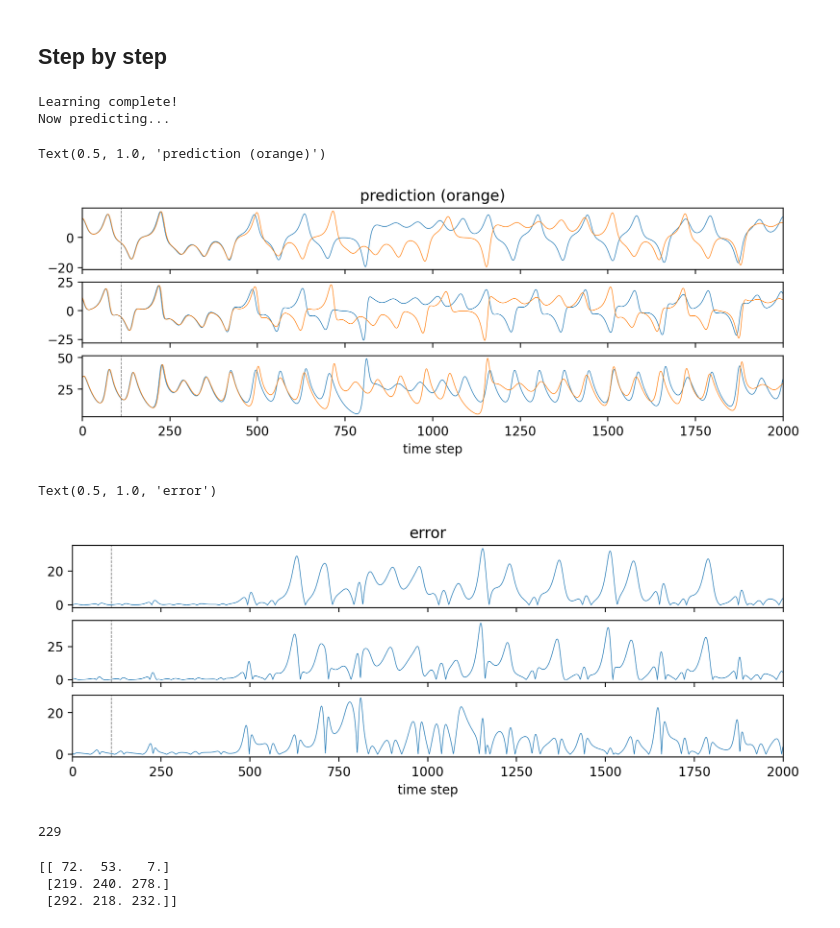
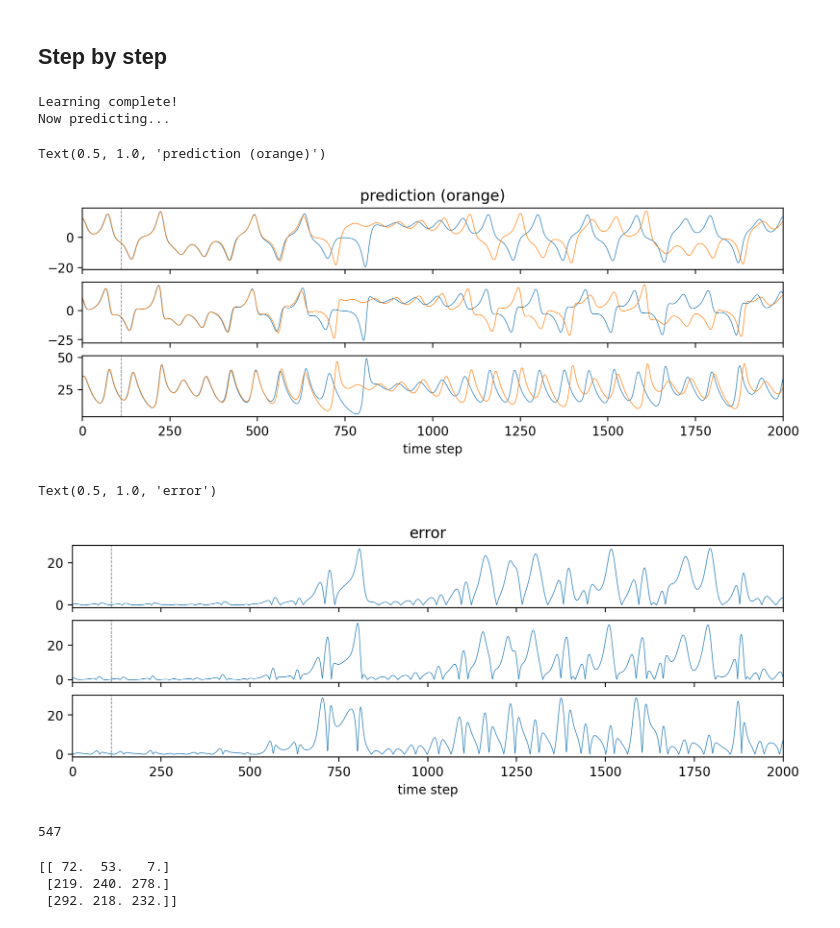
Before and after one commit to kath3rine/research, a Jupyter notebook: lorenz.ipynb, the cells around one changed output. Saved outputs shown, nothing was run; the diff lists cells and outputs as text; code cells hidden in the pictures.

Commit message:
std of dff, lorenz hyperparam tweaking

```diff
--- a/lorenz.ipynb
+++ b/lorenz.ipynb
@@ -158,16 +158,16 @@ val_skip=1 # val_skip * transient length = transient cutoff for prediction
 ## Step by step
 # %%
 # HYPERPARAMETERS; conditions/design of "classroom"
-# try altering these hyperparams
+# TO DO: try altering these hyperparams
 # leakage = how fast each node is responding -> optimal value depends on timescale of dynamics -> change dt
 data_seed=30
 np.random.seed(data_seed)
 
 # e = exponential
 input_weight=1e-2
-regularization=1e-12
-leakage=0.
-spectral_radius=1.2
+regularization=1.1e-12
+leakage=0.1 # -> timing/delay?
+spectral_radius=2
 
 
 ###################################################################################################
@@ -446,34 +446,34 @@ for t in range(0,length-1):
     pred_concat=np.concatenate(prediction_iteration)
 
 
     pbar.update(1)
 
 ####################################
 
 
 f, (ax0,ax1,ax2) = plt.subplots(3, figsize=(10,3), dpi=200,sharex=True)
 f.patch.set_facecolor('xkcd:white')
 
 a = ax0.plot(val[0,val_skip*transient_length:],linewidth=.5)
 ax0.plot(np.concatenate(prediction,axis=0)[0,:],linewidth=.5)
 b = ax1.plot(val[1,val_skip*transient_length:],linewidth=.5)
 ax1.plot(np.concatenate(prediction,axis=0)[1,:],linewidth=.5)
 c = ax2.plot(val[2,val_skip*transient_length:],linewidth=.5)
 ax2.plot(np.concatenate(prediction,axis=0)[2,:],linewidth=.5)
 
 ax0.axvline(x = 1/(dt*.9056), color = 'gray', linestyle = 'dashed',linewidth=.6)
 ax1.axvline(x = 1/(dt*.9056), color = 'gray', linestyle = 'dashed',linewidth=.6)
 ax2.axvline(x = 1/(dt*.9056), color = 'gray', linestyle = 'dashed',linewidth=.6)
 
 plt.xlim(0,val[:,val_skip*transient_length:].shape[1])
 
 plt.xlabel("time step")
 ax0.set_title("prediction (orange)")
 # %% [output]
 Learning complete!
 Now predicting...
 Text(0.5, 1.0, 'prediction (orange)')
-[figure, old version]
+[figure, new version]
 # %%
 
 f, (ax0,ax1,ax2) = plt.subplots(3, figsize=(10,3), dpi=200,sharex=True)
@@ -493,7 +493,7 @@ plt.xlabel("time step")
 ax0.set_title("error")
 # %% [output]
 Text(0.5, 1.0, 'error')
-[figure, old version]
+[figure, new version]
 # %%
 #first instance when error exceeds some value
 
@@ -501,7 +501,7 @@ error_threshold=2
 
 np.argmax(np.abs(np.concatenate(prediction,axis=0)[0,:]-val[0,val_skip*transient_length:])>error_threshold)
 # %% [output]
-229
+547
 # %%
 # DW about this for now; can change # of noes
 # r, b can change it from chaotic to stable
```
Also changed, not shown: 3 other files.
